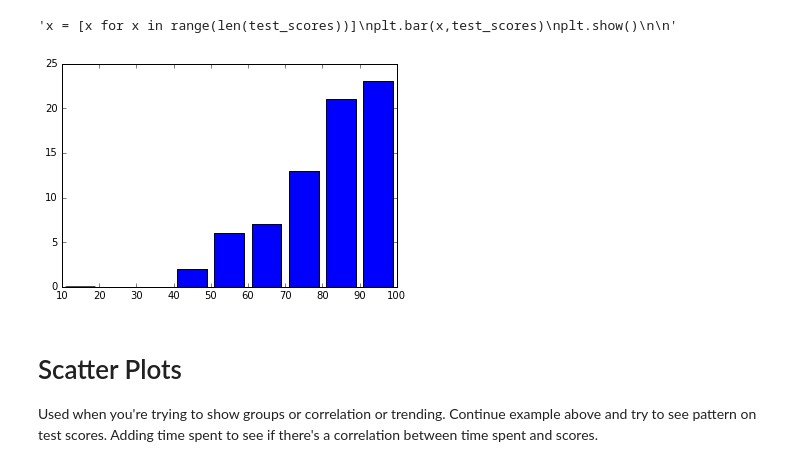
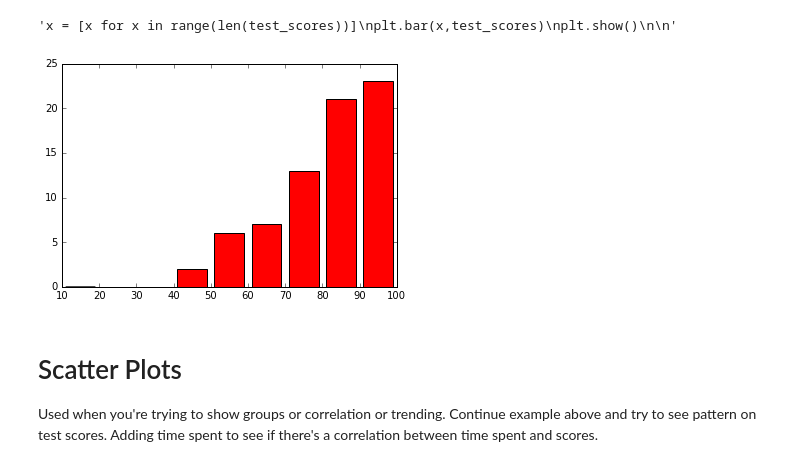
Before and after one commit to linwoodc3/dataVisualization, a Jupyter notebook: dataVizWithPython.ipynb, the cells around one changed output. Cells and saved outputs as stored; diff of their text form; code cells hidden in the pictures.

```diff
--- a/dataVizWithPython.ipynb
+++ b/dataVizWithPython.ipynb
@@ -34,10 +68,10 @@ plt.show()
 'x = [x for x in range(len(test_scores))]\nplt.bar(x,test_scores)\nplt.show()\n\n'
 # %%
 bins = [10,20,30,40,50,60,70,80,90,100]
-plt.hist(test_scores, bins, histtype='bar', cumulative=True, rwidth=0.8)
+plt.hist(test_scores, bins, histtype='bar', cumulative=True, rwidth=0.8, color='r')
 plt.show()
 # %% [output]
-[figure, old version]
+[figure, new version]
 # %% [markdown]
 # Scatter Plots
 
```
Also changed, not shown: parts of 81 cells of this notebook.
